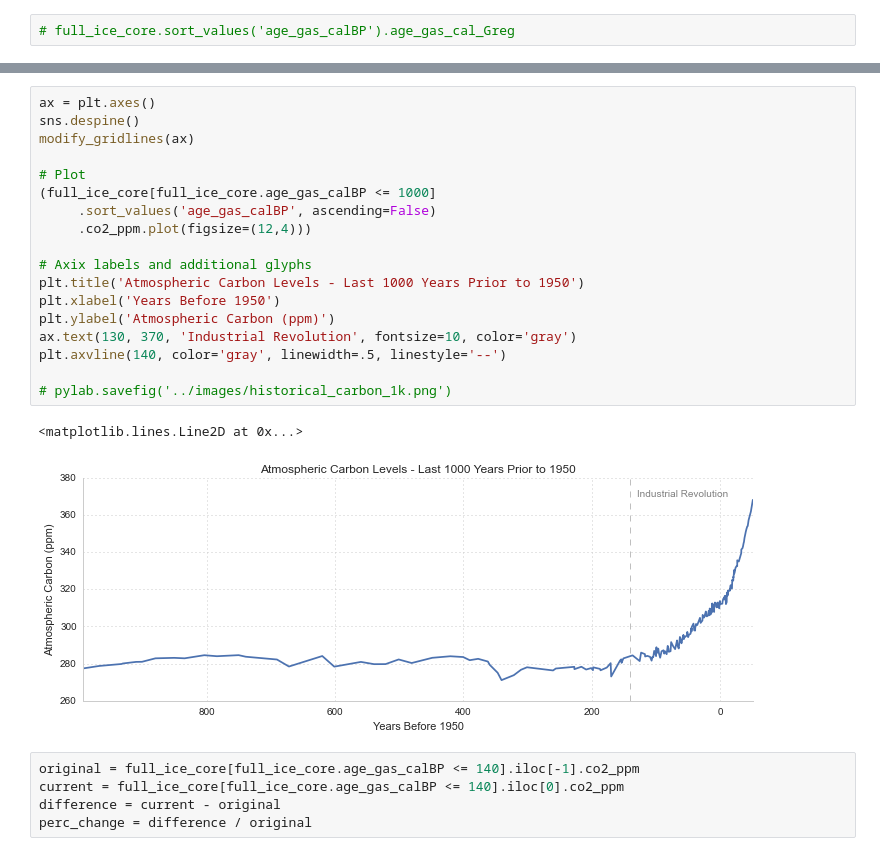
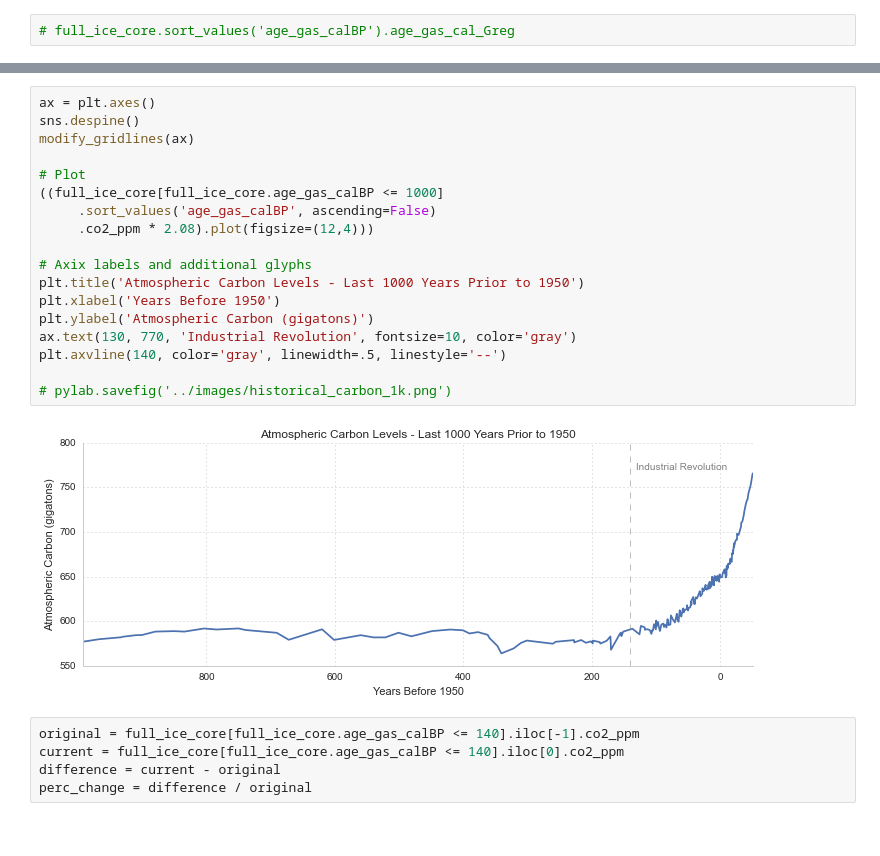
Before and after one commit to pdarche/carbon, a Jupyter notebook: notebooks/Carbon Footprint - EDA.ipynb, the cells around one changed output, grey strips where cells are left out. Cells and saved outputs as stored; diff of their text form.

```diff
--- a/notebooks/Carbon Footprint - EDA.ipynb
+++ b/notebooks/Carbon Footprint - EDA.ipynb
@@ -386,24 +391,23 @@ plt.ylabel('Temperature Difference from Avg')
 # %%
 ax = plt.axes()
 sns.despine()
 modify_gridlines(ax)
 
 # Plot
-(full_ice_core[full_ice_core.age_gas_calBP <= 1000]
+((full_ice_core[full_ice_core.age_gas_calBP <= 1000]
      .sort_values('age_gas_calBP', ascending=False)
-     .co2_ppm.plot(figsize=(12,4)))
+     .co2_ppm * 2.08).plot(figsize=(12,4)))
 
 # Axix labels and additional glyphs
 plt.title('Atmospheric Carbon Levels - Last 1000 Years Prior to 1950')
 plt.xlabel('Years Before 1950')
-plt.ylabel('Atmospheric Carbon (ppm)')
-ax.text(130, 370, 'Industrial Revolution', fontsize=10, color='gray')
+plt.ylabel('Atmospheric Carbon (gigatons)')
+ax.text(130, 770, 'Industrial Revolution', fontsize=10, color='gray')
 plt.axvline(140, color='gray', linewidth=.5, linestyle='--')
 
 # pylab.savefig('../images/historical_carbon_1k.png')
 # %% [output]
-<matplotlib.lines.Line2D at 0x...>
-[figure, old version]
+[figure, new version]
 # %%
 original = full_ice_core[full_ice_core.age_gas_calBP <= 140].iloc[-1].co2_ppm
 current = full_ice_core[full_ice_core.age_gas_calBP <= 140].iloc[0].co2_ppm
```
Also changed, not shown: parts of 16 cells of this notebook, 5 other files.
